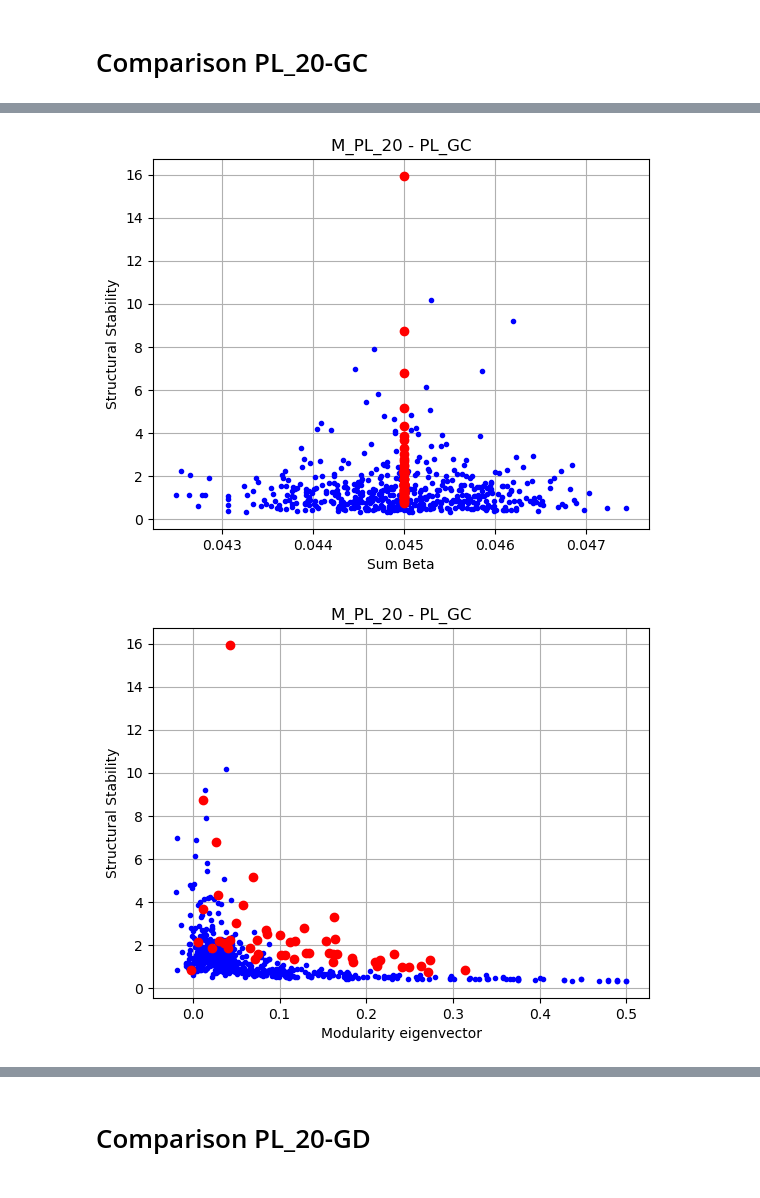
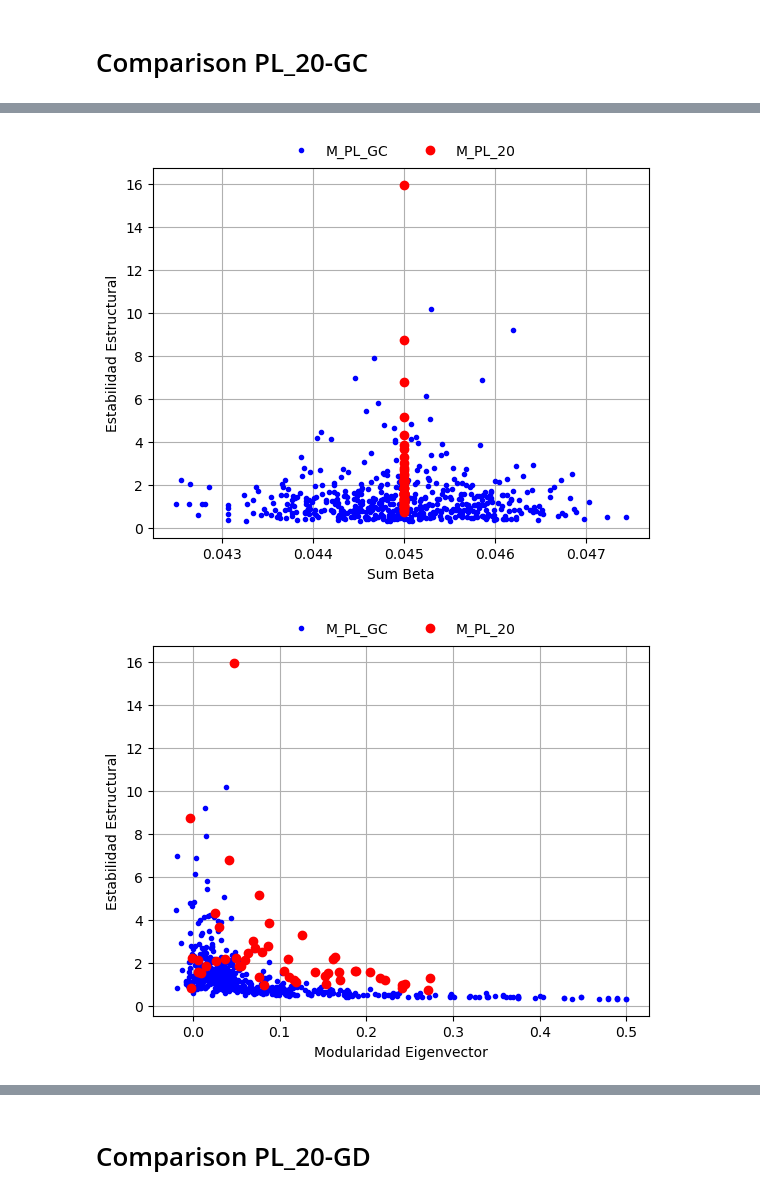
Before and after one commit to Gerar94/TFM_GRAPH_STRUCTURAL_STABILITY, a Jupyter notebook: Programs/Pollination/M_PL_20_Comparison.ipynb, the cells around one changed output, grey strips where cells are left out. Cells and saved outputs as stored; diff of their text form; code cells hidden in the pictures.

```diff
--- a/Programs/Pollination/M_PL_20_Comparison.ipynb
+++ b/Programs/Pollination/M_PL_20_Comparison.ipynb
@@ -105,23 +114,25 @@ plt.show()
 # %%
 #Comparison sum of beta
-plt.plot(df_PL_GC['sum_comp'], df_PL_GC['Struc_Stab'], "b.",
-         df_PL_20['sum_comp'], df_PL_20['Struc_Stab'], "ro")
+plt.plot(df_PL_GC['sum_comp'], df_PL_GC['Struc_Stab'], "b.", label = 'M_PL_GC')
+plt.plot(df_PL_20['sum_comp'], df_PL_20['Struc_Stab'], "ro", label = 'M_PL_20')
 plt.xlabel('Sum Beta')
-plt.ylabel('Structural Stability')
-plt.title('M_PL_20 - PL_GC')
+plt.ylabel('Estabilidad Estructural')
 plt.grid(True)
+plt.legend(frameon=False, loc = 'upper center', ncol = 2, bbox_to_anchor =(0.5,1.1))
+plt.savefig('graphs/M_PL_20-PL_GC-Sum_Beta.png')
 plt.show()
 # %% [output]
-[figure, old version]
+[figure, new version]
 # %%
 #Comparison modularity eigenvector
-plt.plot(df_PL_GC['Modularity_eig'], df_PL_GC['Struc_Stab'], "b.",
-         df_PL_20['Modularity_eig'], df_PL_20['Struc_Stab'], "ro")
-plt.xlabel('Modularity eigenvector')
-plt.ylabel('Structural Stability')
-plt.title('M_PL_20 - PL_GC')
+plt.plot(df_PL_GC['Modularity_eig'], df_PL_GC['Struc_Stab'], "b.", label = 'M_PL_GC')
+plt.plot(df_PL_20['Modularity_greedy'], df_PL_20['Struc_Stab'], "ro", label = 'M_PL_20')
+plt.xlabel('Modularidad Eigenvector')
+plt.ylabel('Estabilidad Estructural')
 plt.grid(True)
+plt.legend(frameon=False, loc = 'upper center', ncol = 2, bbox_to_anchor =(0.5,1.1))
+plt.savefig('graphs/M_PL_20-PL_GC-ModulEigen.png')
 plt.show()
 # %% [output]
-[figure, old version]
+[figure, new version]
 # %%
```
Also changed, not shown: parts of 17 cells of this notebook, 3 other files.
